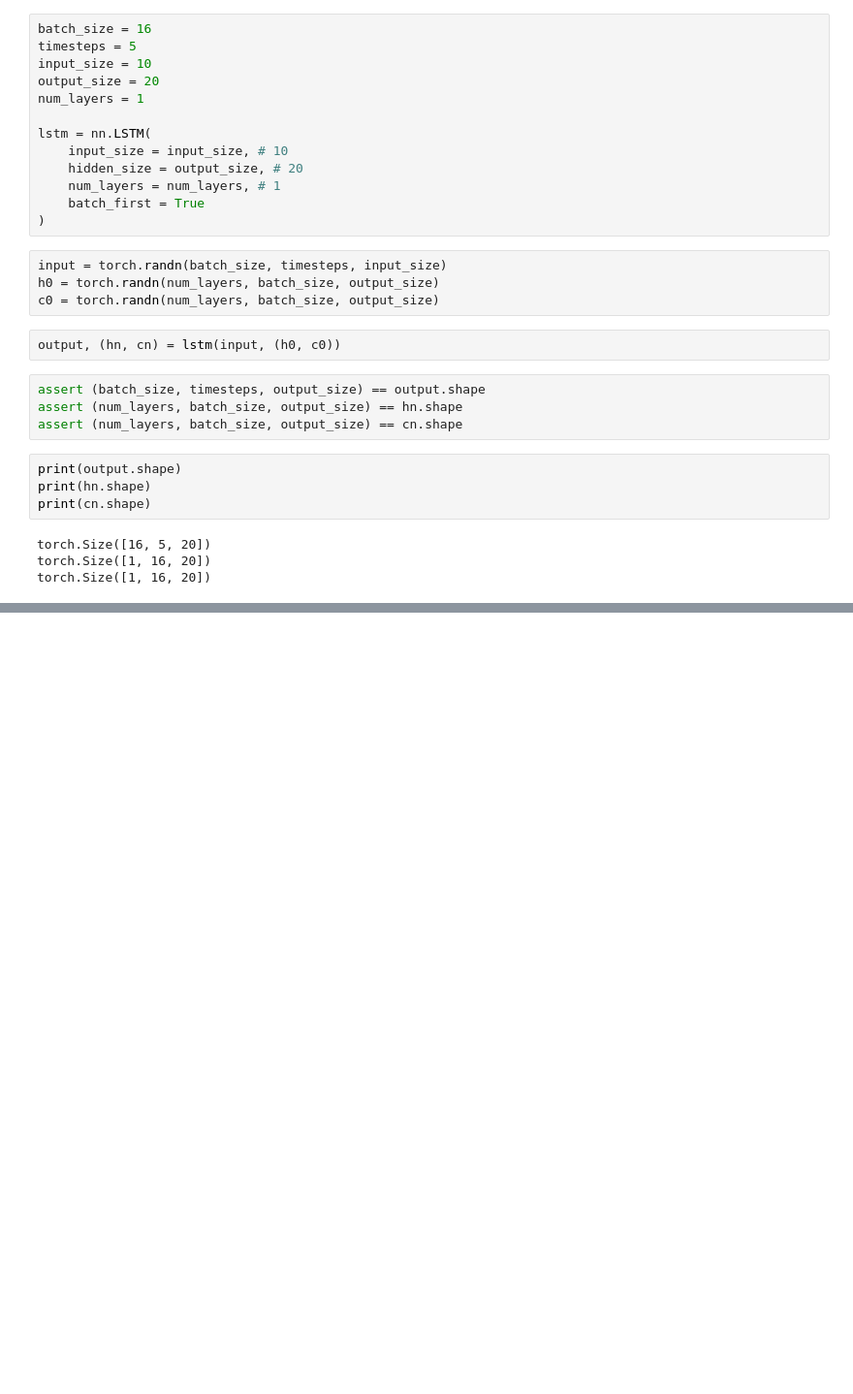
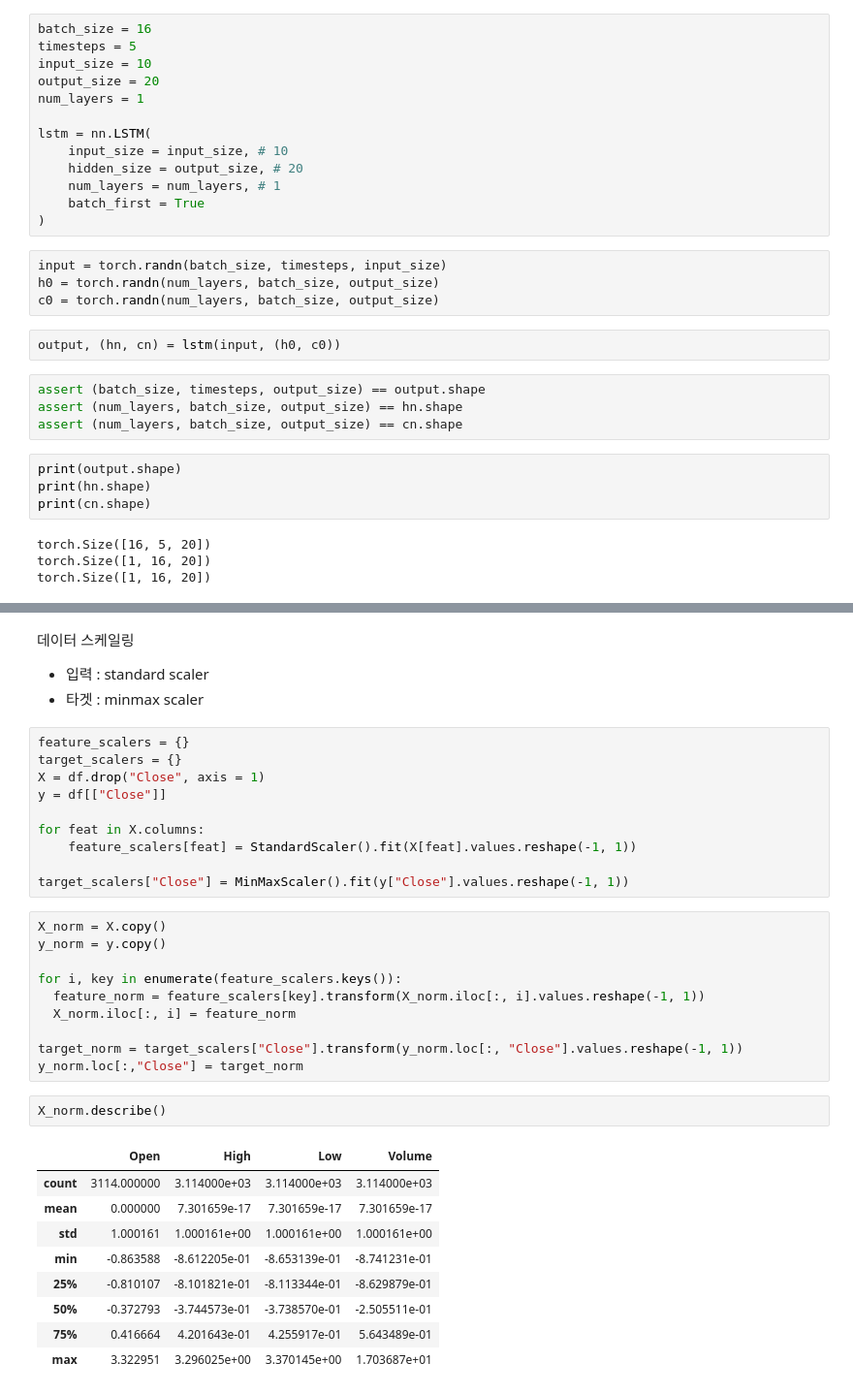
Before and after one commit to sguys99/timeseries-study, a Jupyter notebook: pytorch lstm tutorial.ipynb, the cells around one changed output, grey strips where cells are left out. Shown at 97% size. Saved outputs shown, nothing was run; the diff lists cells and outputs as text; blank space fills up the shorter version.

```diff
--- a/pytorch lstm tutorial.ipynb
+++ b/pytorch lstm tutorial.ipynb
@@ -55,0 +169,36 @@ torch.Size([1, 16, 20])
+# %% [markdown]
+데이터 스케일링
+- 입력 : standard scaler
+- 타겟 : minmax scaler
+# %%
+feature_scalers = {}
+target_scalers = {}
+X = df.drop("Close", axis = 1)
+y = df[["Close"]]
+
+for feat in X.columns:
+    feature_scalers[feat] = StandardScaler().fit(X[feat].values.reshape(-1, 1))
+
+target_scalers["Close"] = MinMaxScaler().fit(y["Close"].values.reshape(-1, 1))
+# %%
+X_norm = X.copy()
+y_norm = y.copy()
+
+for i, key in enumerate(feature_scalers.keys()):
+  feature_norm = feature_scalers[key].transform(X_norm.iloc[:, i].values.reshape(-1, 1))
+  X_norm.iloc[:, i] = feature_norm
+
+target_norm = target_scalers["Close"].transform(y_norm.loc[:, "Close"].values.reshape(-1, 1))
+y_norm.loc[:,"Close"] = target_norm
+# %%
+X_norm.describe()
+# %% [output]
+|  | Open | High | Low | Volume |
+| count | 3114.000000 | 3.114000e+03 | 3.114000e+03 | 3.114000e+03 |
+| mean | 0.000000 | 7.301659e-17 | 7.301659e-17 | 7.301659e-17 |
+| std | 1.000161 | 1.000161e+00 | 1.000161e+00 | 1.000161e+00 |
+| min | -0.863588 | -8.612205e-01 | -8.653139e-01 | -8.741231e-01 |
+| 25% | -0.810107 | -8.101821e-01 | -8.113344e-01 | -8.629879e-01 |
+| 50% | -0.372793 | -3.744573e-01 | -3.738570e-01 | -2.505511e-01 |
+| 75% | 0.416664 | 4.201643e-01 | 4.255917e-01 | 5.643489e-01 |
+| max | 3.322951 | 3.296025e+00 | 3.370145e+00 | 1.703687e+01 |
```
Also changed, not shown: parts of 44 cells of this notebook.
